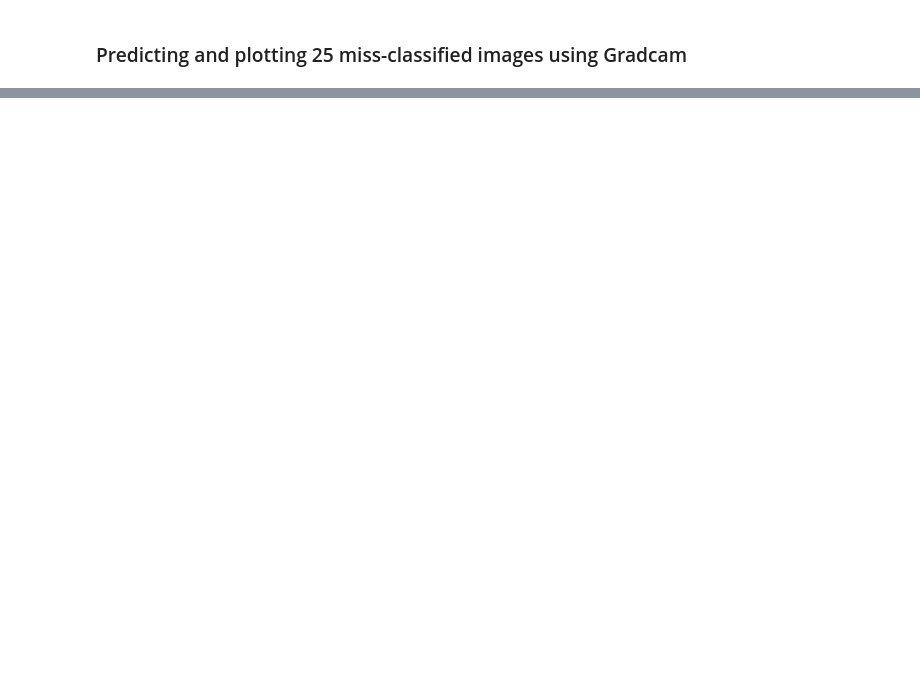
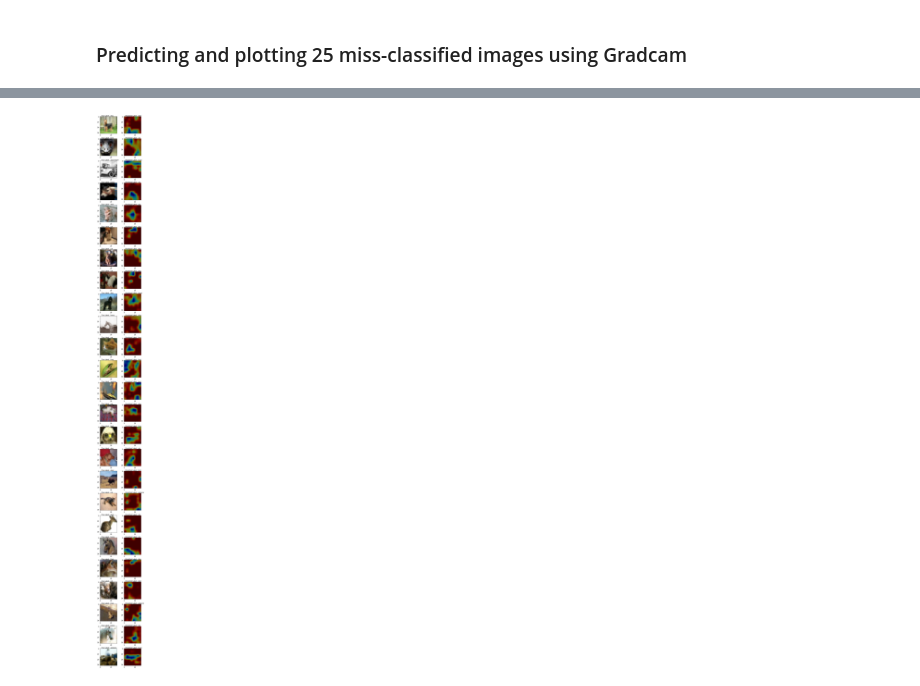
Before and after one commit to inboxpraveen/EVA-SchoolOfAi-2019, a Jupyter notebook: P11/11.ipynb, the cells around one changed output, grey strips where cells are left out. Drawn from its saved outputs; the diff is of its cells as text; code cells hidden in the pictures; blank space fills up the shorter version.

```diff
--- a/P11/11.ipynb
+++ b/P11/11.ipynb
@@ -390,12 +390,11 @@ lr_reducer = ReduceLROnPlateau(monitor='val_acc',factor=0.001, cooldown=0, patie
 
 model = model_builder()
 
-sgd = optimizers.SGD(lr=new_lr, decay=0, momentum=0.9, nesterov=False)
+sgd = optimizers.SGD(lr=new_lr, momentum=0.9, nesterov=False)
 model.compile(loss='categorical_crossentropy', metrics=['accuracy'], optimizer=sgd)
 
 
 datagen = ImageDataGenerator(zoom_range=0.0,
-                             horizontal_flip=False,
                              preprocessing_function=get_random_eraser(v_l=0, v_h=1, pixel_level=True))
 
 history = model.fit_generator(datagen.flow(train_features, train_labels, batch_size = 128),
@@ -423,3 +436,14 @@ for i in range(len(true_classes)):
   if predicted_classes[i] != true_classes[i]:
     image_index.append(i)
     count+=1
+# %%
+labels = {0:'airplane',
+          1:'automobile',
+          2:'bird',
+          3:'cat',
+          4:'deer',
+          5:'dog',
+          6:'frog',
+          7:'horse',
+          8:'ship',
+          9:'truck'}
@@ -426,53 +491,65 @@ for i in range(len(true_classes)):
 # %%
-import numpy as np
-np.seterr(divide='ignore', invalid='ignore')
+n_row = 25
+n_col = 2
+k=0
+import cv2
 
 from keras.applications.vgg16 import preprocess_input, decode_predictions
 from keras.preprocessing import image
-import cv2
-from google.colab.patches import cv2_imshow
-from skimage import io
+from keras import backend as K
+plt.figure(figsize=(5,40))
 
-flag=0
-n_row = 25
-n_col = 2
-k=0
+for i in range(25):
+  true_label = true_classes[image_index[i]]
+  predicted_label = predicted_classes[image_index[i]]
+  testimage1 = x_test[image_index[i]]
+  testimage1 = cv2.resize(testimage1, dsize=(32, 32), interpolation=cv2.INTER_CUBIC)
+  x = image.img_to_array(testimage1)
+  x = np.expand_dims(x, axis=0)
+#   x = preprocess_input(x)
 
-
-images = image_index[:25]
-
-for j in images:
-  x = test_features[j]
-  x = np.expand_dims(x, axis=0)
-  preds = model.predict(x,batch_size=1)
+  preds = model.predict(x)
   class_idx = np.argmax(preds[0])
+#   print(class_idx)
   class_output = model.output[:, class_idx]
-  last_conv_layer = model.get_layer("conv2D_8")
+  last_conv_layer = model.get_layer("conv2d_17")
 
   grads = K.gradients(class_output, last_conv_layer.output)[0]
+#   print(grads.shape)
   pooled_grads = K.mean(grads, axis=(0, 1, 2))
+#   print(pooled_grads.shape)
   iterate = K.function([model.input], [pooled_grads, last_conv_layer.output[0]])
+
   pooled_grads_value, conv_layer_output_value = iterate([x])
+
   for i in range(256):
     conv_layer_output_value[:, :, i] *= pooled_grads_value[i]
 
-  heatmap = np.mean(conv_layer_output_value, axis=-1)
+  heatmap = np.mean(conv_layer_output_value, axis = -1)
+#   print(conv_layer_output_value.shape)
+#   print(heatmap.shape)
   heatmap = np.maximum(heatmap, 0)
-  heatmap /= np.max(heatmap)
-  img = (testX[j])
-  img = cv2.resize(img,(128,128))
-  heatmap = cv2.resize(heatmap, (128, 128))
+  try:
+    heatmap /= np.max(heatmap)
+  except:
+    print('Can not divided by NaN')
+  heatmap = cv2.resize(heatmap, (testimage1.shape[1], testimage1.shape[0]))
   heatmap = np.uint8(255 * heatmap)
   heatmap = cv2.applyColorMap(heatmap, cv2.COLORMAP_JET)
-  superimposed_img = cv2.addWeighted(img, 0.6, heatmap, 0.4, 0)
-  #cv2_imshow(img)
-  #cv2_imshow(superimposed_img)
-  concatimg = cv2.hconcat([img,superimposed_img])
-  # Display the concatenated image
-  print ("actual class " + str(class_names[df['Actual'][j]]))
-  print ("predicted class " + str(class_names[df['Pred'][j]]))
-  cv2_imshow(concatimg)
-  cv2.waitKey(0)
-  print (" ")
-  j = j + 1
+
+  superimposed_img = cv2.addWeighted(testimage1, 0.5, heatmap, 0.5,0,dtype=cv2.CV_32F)
+#   print('True Label : ',labels[true_label])
+#   print('Predicted Label : ',labels[predicted_label])
+  plt.subplot(n_row,n_col,k+1)
+  plt.imshow(testimage1)
+  plt.text(x=2,y=-1,s='True Label : '+str(labels[true_label]))
+  k=k+1
+  plt.subplot(n_row,n_col,k+1)
+  plt.imshow(superimposed_img.astype(np.uint8))
+  plt.text(x=2,y=-1,s='Predicted Label : '+str(labels[predicted_label]))
+  k = k+1
+  print()
+
+plt.subplots_adjust(left  = 0.125,right = 0.9 ,bottom = 0.1 ,top = 1.4  ,wspace = 0.4,hspace = 0.2 )
+plt.show()
 # %% [output]
@@ -479,0 +556 @@ ValueError: ignored
+[figure, added]
```
Also changed, not shown: parts of 17 cells of this notebook.
